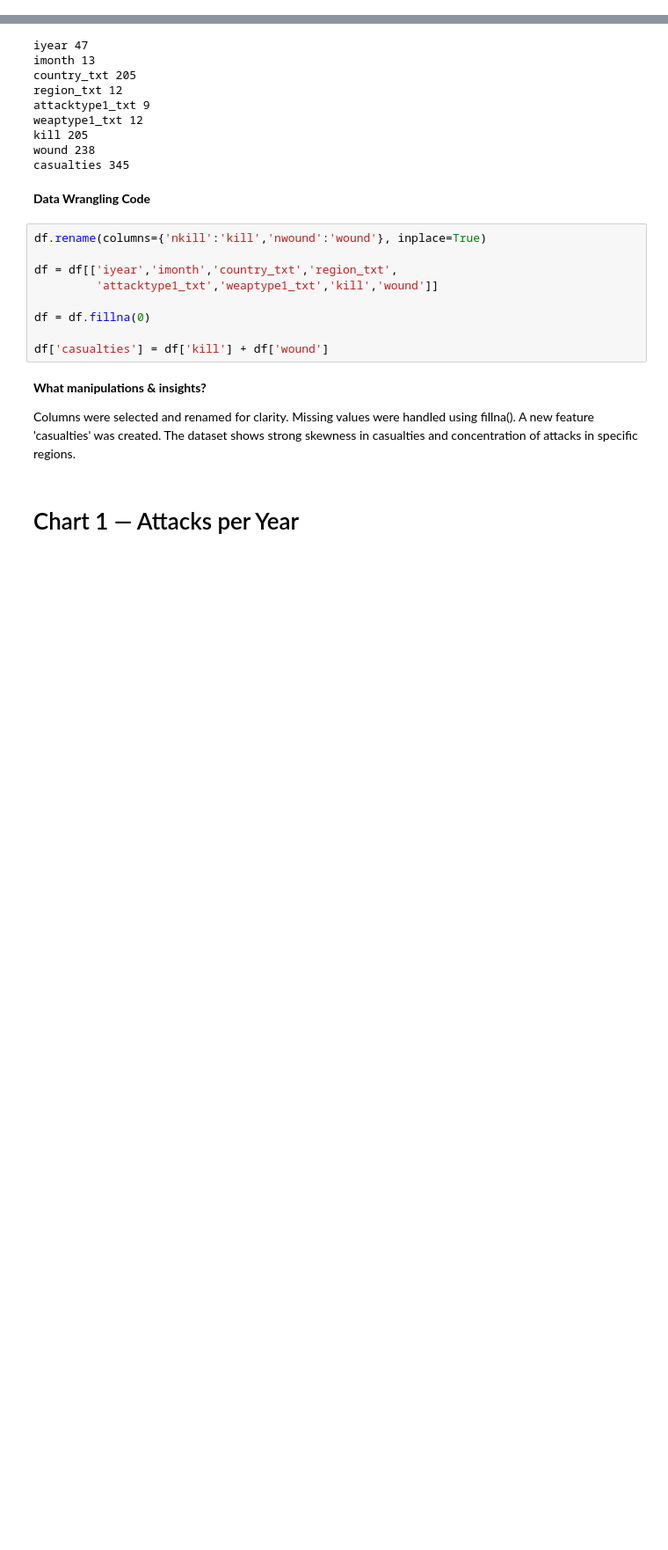
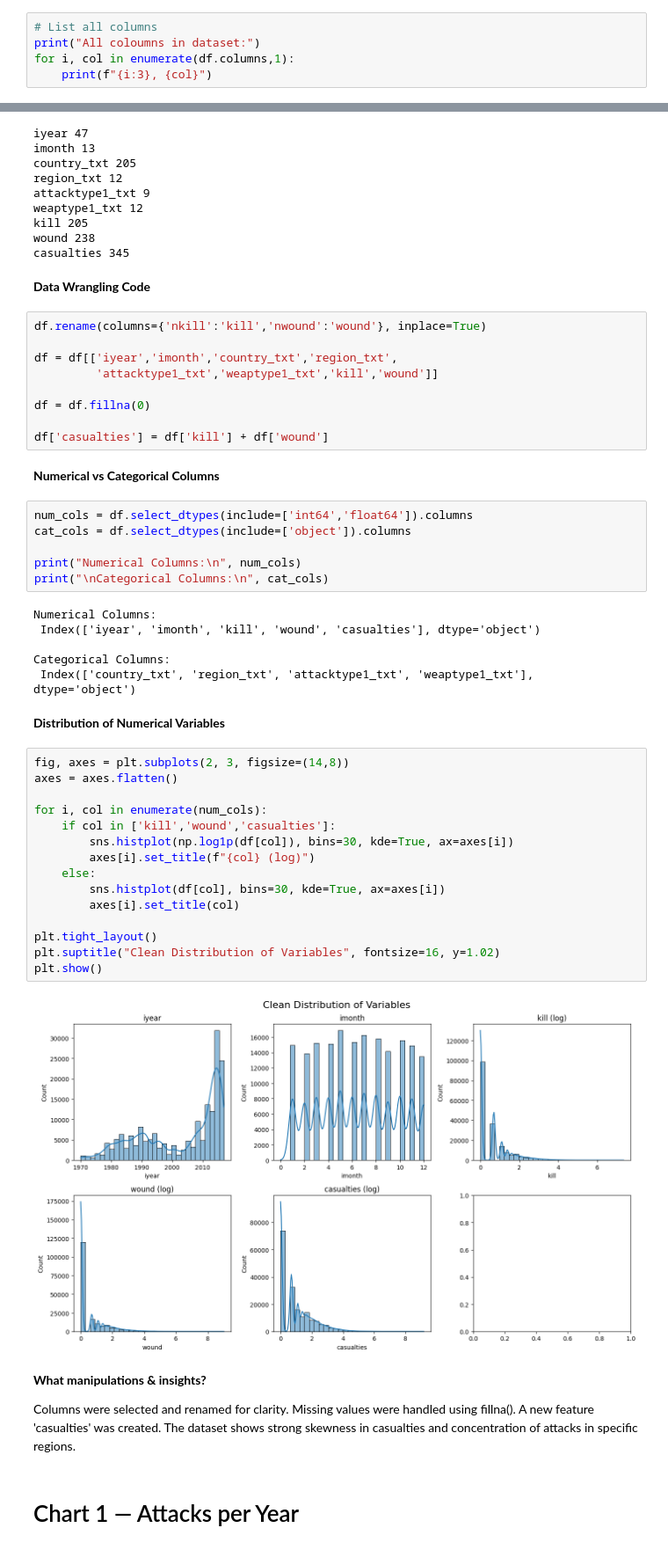
Before and after one commit to artreas/DATA_SCEINCE_ASSIGNMENT, a Jupyter notebook: Global_Terrorism_Data_Analysis.ipynb, the cells around one changed output, grey strips where cells are left out. Shown at 88% size. Saved outputs shown, nothing was run; the diff lists cells and outputs as text; blank space fills up the shorter version.

```diff
--- a/Global_Terrorism_Data_Analysis.ipynb
+++ b/Global_Terrorism_Data_Analysis.ipynb
@@ -104,0 +143,5 @@ df.head()
+# %%
+# List all columns
+print("All coloumns in dataset:")
+for i, col in enumerate(df.columns,1):
+    print(f"{i:3}, {col}")
@@ -210,6 +264,39 @@ df = df[['iyear','imonth','country_txt','region_txt',
 df = df.fillna(0)
 
 df['casualties'] = df['kill'] + df['wound']
+# %% [markdown]
+**Numerical vs Categorical Columns**
+# %%
+num_cols = df.select_dtypes(include=['int64','float64']).columns
+cat_cols = df.select_dtypes(include=['object']).columns
+
+print("Numerical Columns:\n", num_cols)
+print("\nCategorical Columns:\n", cat_cols)
+# %% [output]
+Numerical Columns:
+ Index(['iyear', 'imonth', 'kill', 'wound', 'casualties'], dtype='object')
+
+Categorical Columns:
+ Index(['country_txt', 'region_txt', 'attacktype1_txt', 'weaptype1_txt'], dtype='object')
+# %% [markdown]
+**Distribution of Numerical Variables**
+# %%
+fig, axes = plt.subplots(2, 3, figsize=(14,8))
+axes = axes.flatten()
+
+for i, col in enumerate(num_cols):
+    if col in ['kill','wound','casualties']:
+        sns.histplot(np.log1p(df[col]), bins=30, kde=True, ax=axes[i])
+        axes[i].set_title(f"{col} (log)")
+    else:
+        sns.histplot(df[col], bins=30, kde=True, ax=axes[i])
+        axes[i].set_title(col)
+
+plt.tight_layout()
+plt.suptitle("Clean Distribution of Variables", fontsize=16, y=1.02)
+plt.show()
+# %% [output]
+[figure, added]
 # %% [markdown]
 **What manipulations & insights?**
 
```
Also changed, not shown: parts of 14 cells of this notebook.
